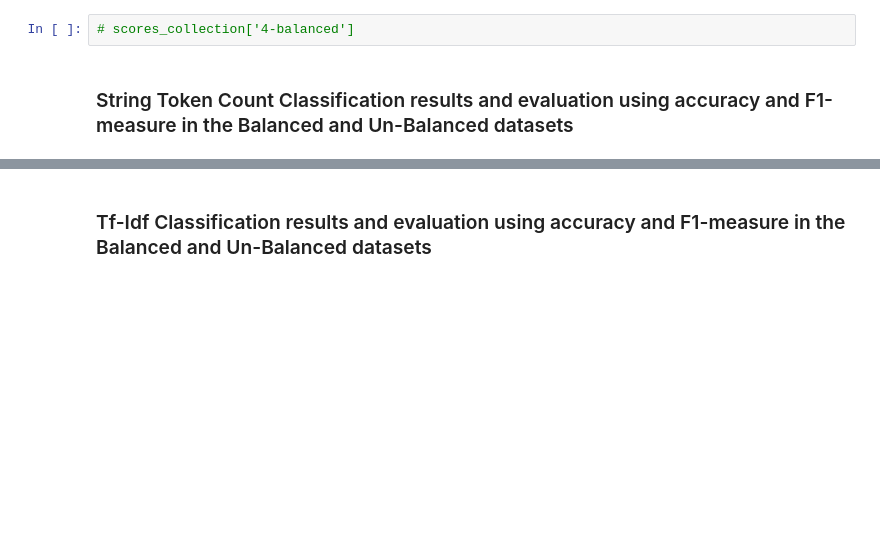
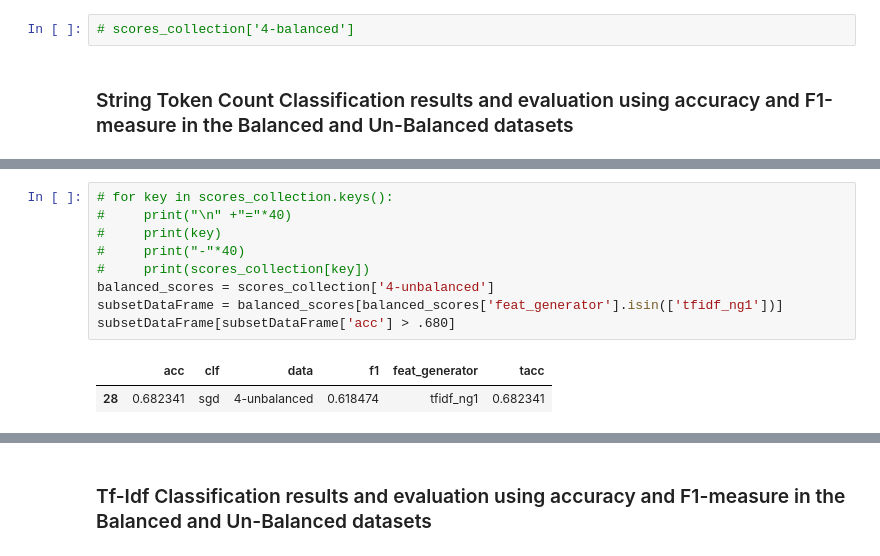
Before and after one commit to Rababalkhalifa/project_capastone, a Jupyter notebook: sentimental_analysis_BenchMarkModel_ASTD.ipynb, the cells around one changed output, grey strips where cells are left out. Drawn from its saved outputs; the diff is of its cells as text; blank space fills up the shorter version.

```diff
--- a/sentimental_analysis_BenchMarkModel_ASTD.ipynb
+++ b/sentimental_analysis_BenchMarkModel_ASTD.ipynb
@@ -453,3 +462,15 @@ subsetDataFrame
+# %%
+# for key in scores_collection.keys():
+#     print("\n" +"="*40)
+#     print(key)
+#     print("-"*40)
+#     print(scores_collection[key])
+balanced_scores = scores_collection['4-unbalanced']
+subsetDataFrame = balanced_scores[balanced_scores['feat_generator'].isin(['tfidf_ng1'])]
+subsetDataFrame[subsetDataFrame['acc'] > .680]
+# %% [output]
+|  | acc | clf | data | f1 | feat_generator | tacc |
+| 28 | 0.682341 | sgd | 4-unbalanced | 0.618474 | tfidf_ng1 | 0.682341 |
 # %%
 # for key in scores_collection.keys():
 #     print("\n" +"="*40)
```
Also changed, not shown: parts of 20 cells of this notebook, 1 other file.
